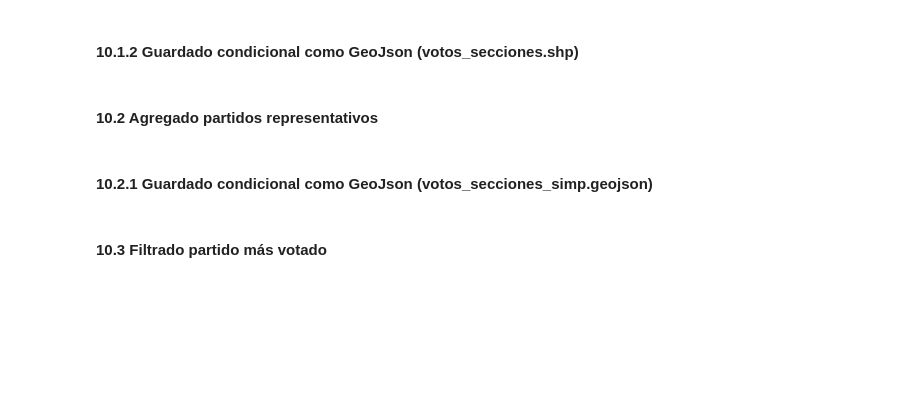
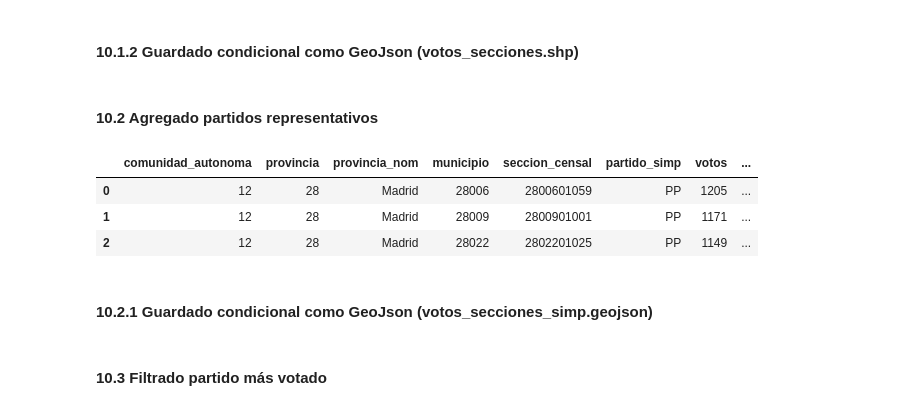
Before and after one commit to juanenrique92/spanish_elections_results, a Jupyter notebook: spanish_elections_results.ipynb, the cells around one changed output. Drawn from its saved outputs; the diff is of its cells as text; code cells hidden in the pictures; blank space fills up the shorter version.

```diff
--- a/spanish_elections_results.ipynb
+++ b/spanish_elections_results.ipynb
@@ -594,5 +595,5 @@ secc_gdf.head(3)
 #### 8.3 Unión con los datos de votos a nivel sección censal
 # %%
 # Nuevo df resultado de la unión y con la información de la geometría
-all_parties_census = pd.merge(data_census, census_gdf, left_on='seccion_censal', right_on='geo_seccion_censal', how='left')
+all_parties_census = pd.merge(data_census, secc_gdf, left_on='seccion_censal', right_on='geo_seccion_censal', how='left')
 all_parties_census.head(3)
@@ -662,13 +660,18 @@ if save_as_shapefile and save_alldata:
 # %%
 # Agregamos para sumar votos y porcentajes de los partidos simplificados ('OTROS')
 all_parties_simp_census = all_parties_census.groupby(['comunidad_autonoma','provincia', 'provincia_nom','municipio','seccion_censal',
                                                   'partido_simp'])[['votos','porcentaje_voto_secc']].sum() \
                                                     .reset_index().sort_values(by='votos', ascending=False)
 # Unimos con el gdf de geometrías
-all_parties_simp_census = pd.merge(all_parties_simp_census, census_gdf, left_on='seccion_censal', right_on='geo_seccion_censal', how='left')
+all_parties_simp_census = pd.merge(all_parties_simp_census, secc_gdf, left_on='seccion_censal', right_on='geo_seccion_censal', how='left')
 # Convertimos a gdf
 all_parties_simp_census = df2gdf(all_parties_simp_census, 'geometry', 'EPSG:25830')
 all_parties_simp_census.head(3)
+# %% [output]
+|  | comunidad_autonoma | provincia | provincia_nom | municipio | seccion_censal | partido_simp | votos | ... |
+| 0 | 12 | 28 | Madrid | 28006 | 2800601059 | PP | 1205 | ... |
+| 1 | 12 | 28 | Madrid | 28009 | 2800901001 | PP | 1171 | ... |
+| 2 | 12 | 28 | Madrid | 28022 | 2802201025 | PP | 1149 | ... |
 # %% [markdown]
 #### 10.2.1 Guardado condicional como GeoJson (votos_secciones_simp.geojson)
 # %%
```
Also changed, not shown: parts of 12 cells of this notebook.
